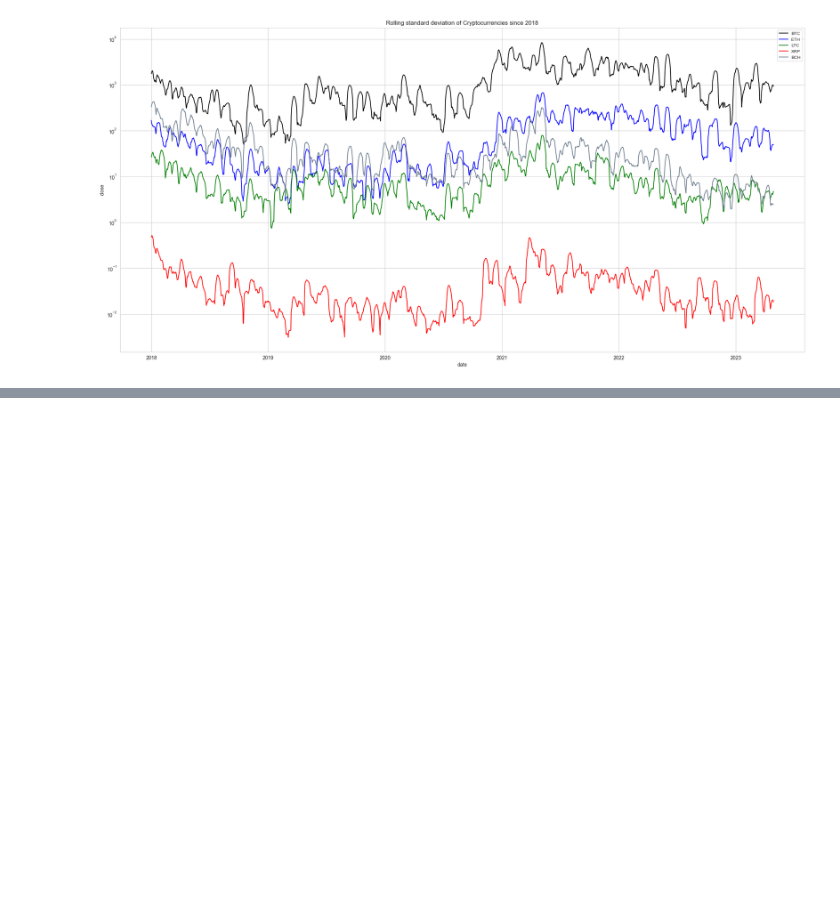
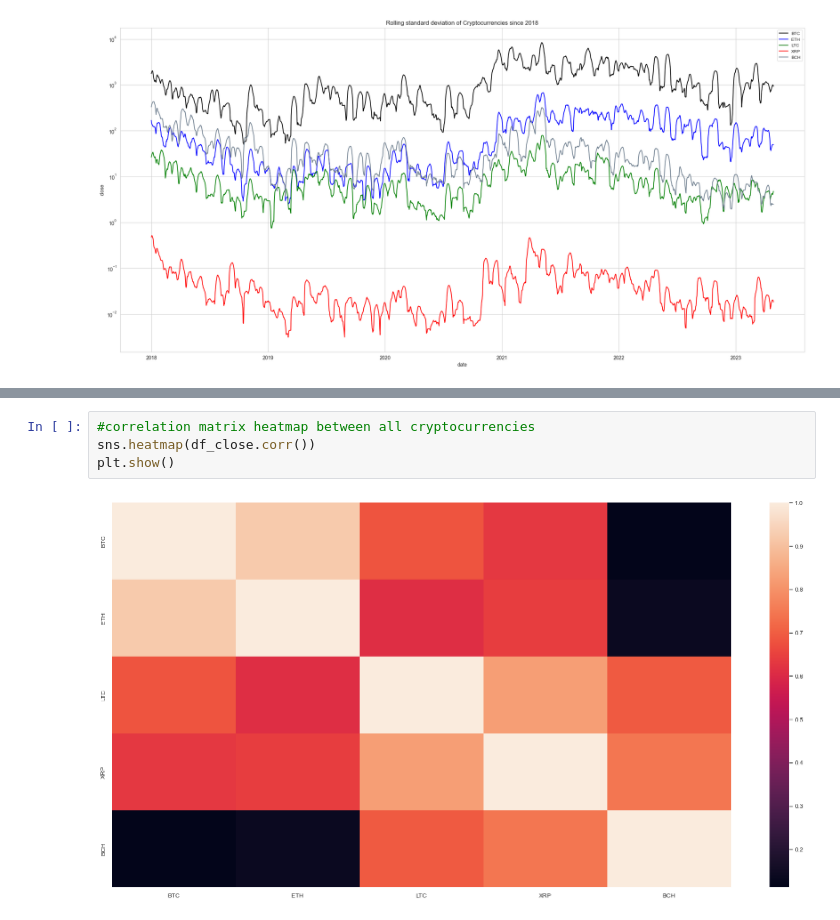
Before and after one commit to k3ith99/Classification101, a Jupyter notebook: crypto_data.ipynb, the cells around one changed output, grey strips where cells are left out. Drawn from its saved outputs; the diff is of its cells as text; blank space fills up the shorter version.

```diff
--- a/crypto_data.ipynb
+++ b/crypto_data.ipynb
@@ -215,0 +256,6 @@ plt.show()
+# %%
+#correlation matrix heatmap between all cryptocurrencies
+sns.heatmap(df_close.corr())
+plt.show()
+# %% [output]
+[figure, added]
```
Also changed, not shown: parts of 4 cells of this notebook.
